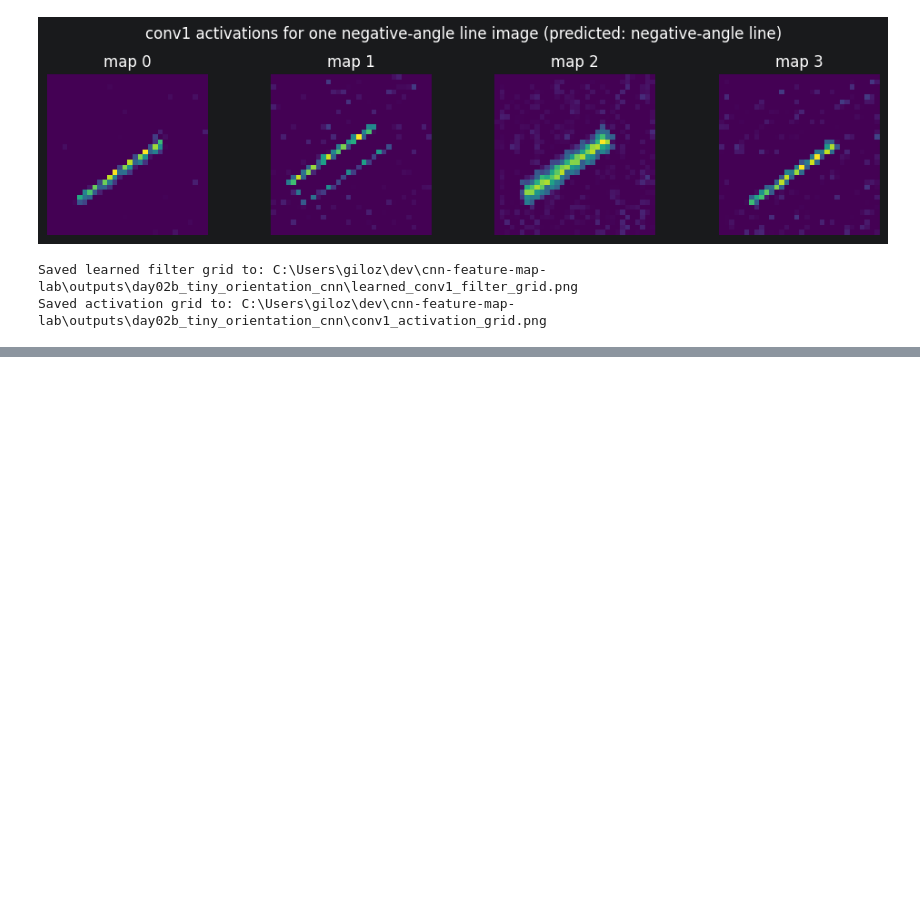
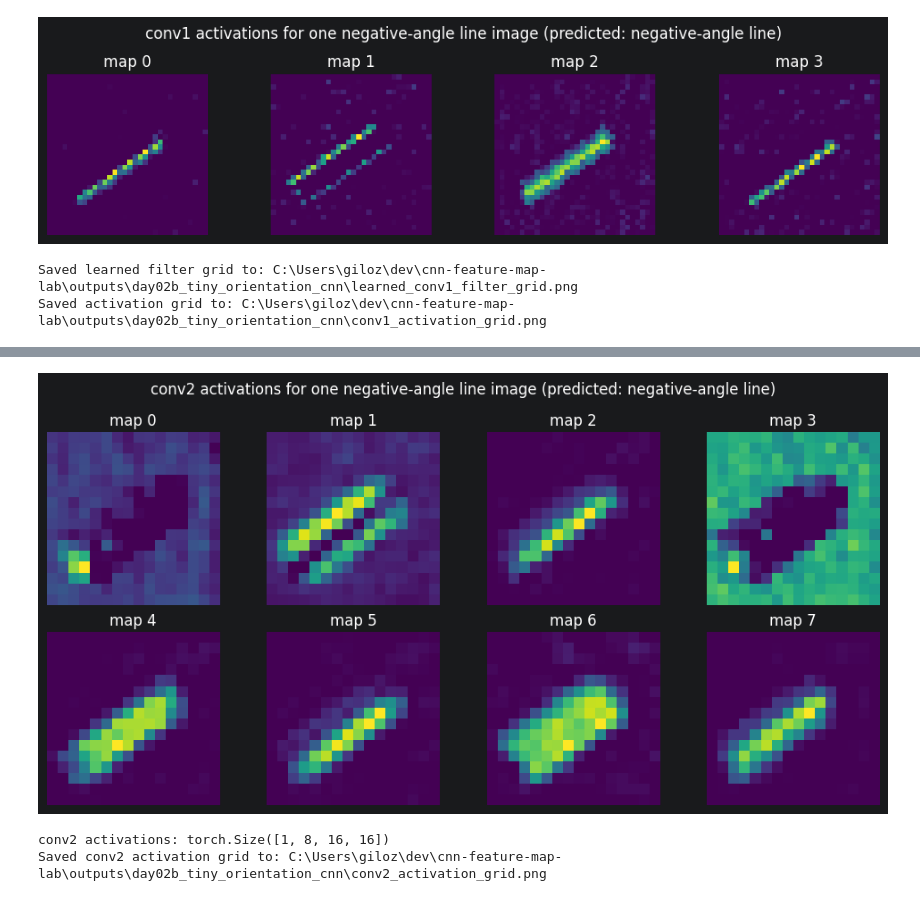
Before and after one commit to majorgilles/cnn-feature-map-lab, a Jupyter notebook: notebooks/02b_tiny_orientation_cnn.ipynb, the cells around one changed output, grey strips where cells are left out. Drawn from its saved outputs; the diff is of its cells as text; code cells hidden in the pictures; blank space fills up the shorter version.

Commit message:
feat: add training history CSV and update tiny CIFAR-10 CNN notebook with shape tracing

```diff
--- a/notebooks/02b_tiny_orientation_cnn.ipynb
+++ b/notebooks/02b_tiny_orientation_cnn.ipynb
@@ -369,7 +373,7 @@ ax.plot(
 )
 ax.set_xlabel("Epoch")
 ax.set_ylabel("Cross-entropy loss")
-ax.set_title("Tiny orientation CNN training loss")
+ax.set_title("Tiny tilted-line CNN training loss")
 ax.grid(True, alpha=0.3)
 
 fig.tight_layout()
@@ -455,0 +459,30 @@ Write 3-5 sentences answering:
+# %%
+with torch.no_grad():
+    conv1_response = F.relu(model.conv1(sample_image))
+    pooled_conv1_response = model.pool(conv1_response)
+    conv2_activations = F.relu(model.conv2(pooled_conv1_response)).detach().cpu()
+    predicted_label: int = int(model(sample_image).argmax(dim=1).item())
+
+fig, axes = plt.subplots(2, 4, figsize=(10, 5))
+
+for activation_index, ax in enumerate(axes.flat):
+    ax.imshow(conv2_activations[0, activation_index], cmap="viridis")
+    ax.set_title(f"map {activation_index}")
+    ax.axis("off")
+
+fig.suptitle(
+    f"conv2 activations for one {class_names[sample_label]} image "
+    f"(predicted: {class_names[predicted_label]})"
+)
+fig.tight_layout()
+
+conv2_activation_grid_path: Path = OUTPUT_DIR / "conv2_activation_grid.png"
+fig.savefig(conv2_activation_grid_path, dpi=150)
+plt.show()
+
+print("conv2 activations:", conv2_activations.shape)
+print(f"Saved conv2 activation grid to: {conv2_activation_grid_path}")
+# %% [output]
+[figure, added]
+conv2 activations: torch.Size([1, 8, 16, 16])
+Saved conv2 activation grid to: C:\Users\giloz\dev\cnn-feature-map-lab\outputs\day02b_tiny_orientation_cnn\conv2_activation_grid.png
```
Also changed, not shown: parts of 8 cells of this notebook, 1 other file.
